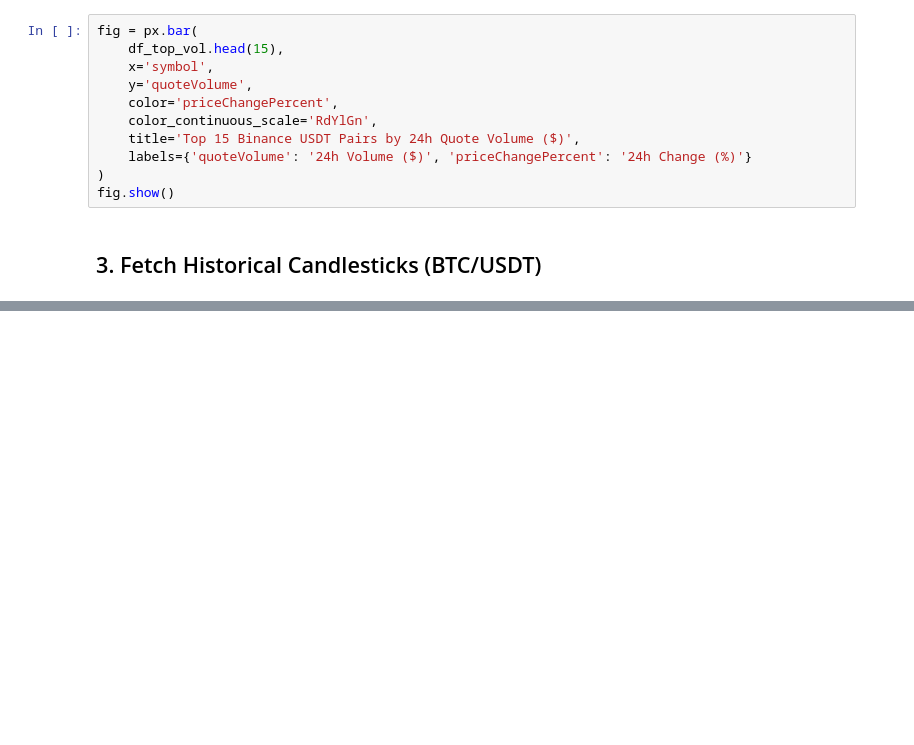
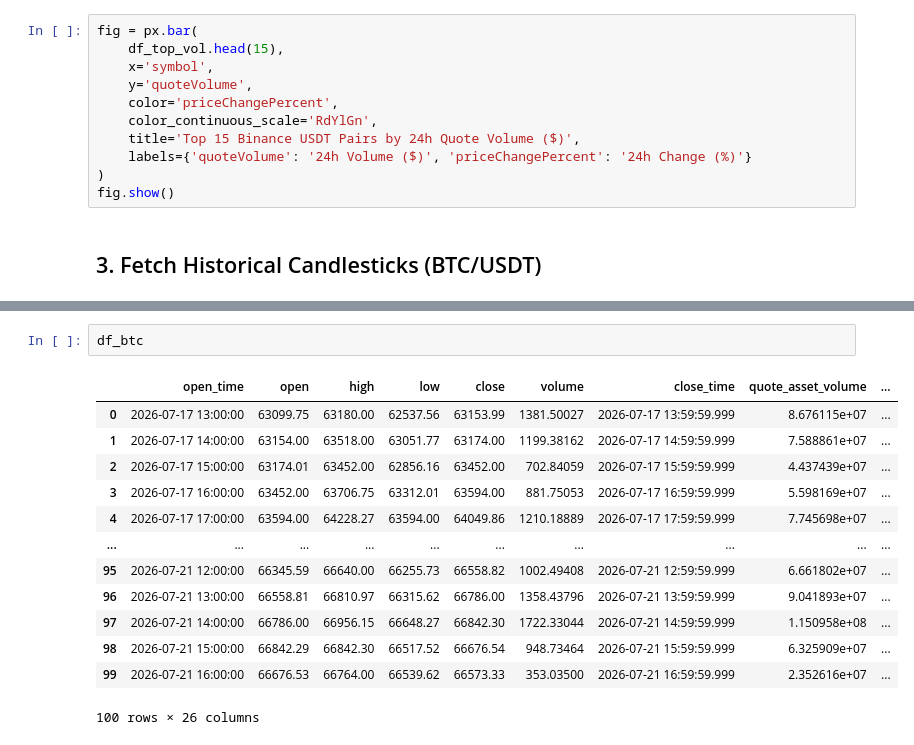
Before and after one commit to ravisingh15/crypto-analysis, a Jupyter notebook: notebooks/01_binance_data_exploration.ipynb, the cells around one changed output, grey strips where cells are left out. Drawn from its saved outputs; the diff is of its cells as text; blank space fills up the shorter version.

```diff
--- a/notebooks/01_binance_data_exploration.ipynb
+++ b/notebooks/01_binance_data_exploration.ipynb
@@ -53,0 +80,16 @@ df_btc[['open_time', 'open', 'high', 'low', 'close', 'volume', 'rsi', 'macd']].t
+# %%
+df_btc
+# %% [output]
+|  | open_time | open | high | low | close | volume | close_time | quote_asset_volume | ... |
+| 0 | 2026-07-17 13:00:00 | 63099.75 | 63180.00 | 62537.56 | 63153.99 | 1381.50027 | 2026-07-17 13:59:59.999 | 8.676115e+07 | ... |
+| 1 | 2026-07-17 14:00:00 | 63154.00 | 63518.00 | 63051.77 | 63174.00 | 1199.38162 | 2026-07-17 14:59:59.999 | 7.588861e+07 | ... |
+| 2 | 2026-07-17 15:00:00 | 63174.01 | 63452.00 | 62856.16 | 63452.00 | 702.84059 | 2026-07-17 15:59:59.999 | 4.437439e+07 | ... |
+| 3 | 2026-07-17 16:00:00 | 63452.00 | 63706.75 | 63312.01 | 63594.00 | 881.75053 | 2026-07-17 16:59:59.999 | 5.598169e+07 | ... |
+| 4 | 2026-07-17 17:00:00 | 63594.00 | 64228.27 | 63594.00 | 64049.86 | 1210.18889 | 2026-07-17 17:59:59.999 | 7.745698e+07 | ... |
+| ... | ... | ... | ... | ... | ... | ... | ... | ... | ... |
+| 95 | 2026-07-21 12:00:00 | 66345.59 | 66640.00 | 66255.73 | 66558.82 | 1002.49408 | 2026-07-21 12:59:59.999 | 6.661802e+07 | ... |
+| 96 | 2026-07-21 13:00:00 | 66558.81 | 66810.97 | 66315.62 | 66786.00 | 1358.43796 | 2026-07-21 13:59:59.999 | 9.041893e+07 | ... |
+| 97 | 2026-07-21 14:00:00 | 66786.00 | 66956.15 | 66648.27 | 66842.30 | 1722.33044 | 2026-07-21 14:59:59.999 | 1.150958e+08 | ... |
+| 98 | 2026-07-21 15:00:00 | 66842.29 | 66842.30 | 66517.52 | 66676.54 | 948.73464 | 2026-07-21 15:59:59.999 | 6.325909e+07 | ... |
+| 99 | 2026-07-21 16:00:00 | 66676.53 | 66764.00 | 66539.62 | 66573.33 | 353.03500 | 2026-07-21 16:59:59.999 | 2.352616e+07 | ... |
+100 rows × 26 columns
```
Also changed, not shown: parts of 3 cells of this notebook, 7 other files.
